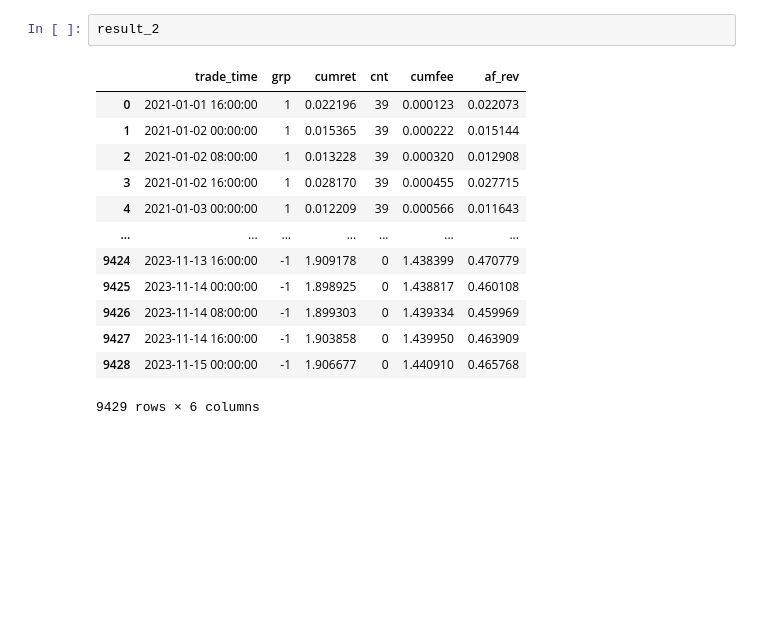
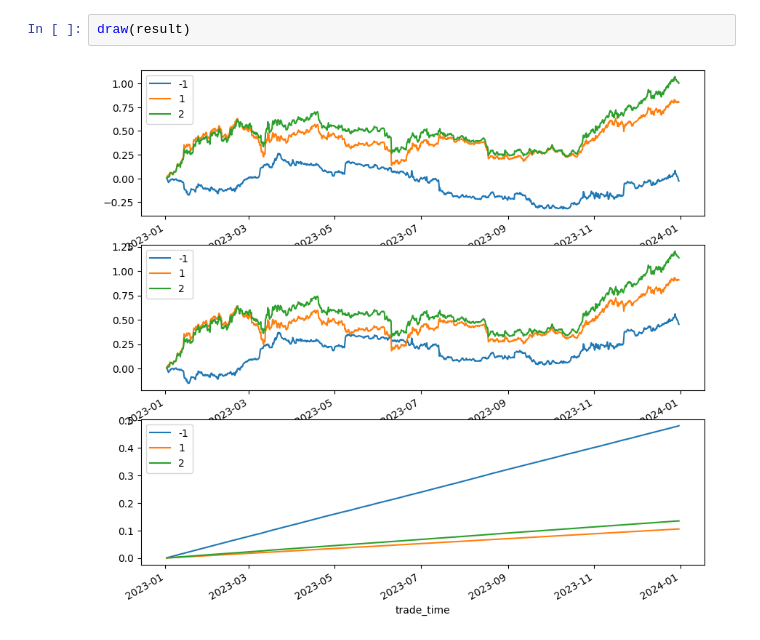
Before and after one commit to zhengow/factor, a Jupyter notebook: backtest.ipynb, the cells around one changed output. Cells and saved outputs as stored; diff of their text form; blank space fills up the shorter version.

```diff
--- a/backtest.ipynb
+++ b/backtest.ipynb
@@ -63,16 +71,4 @@ result_2 = backtest(df)
-# %%
-result_2
-# %% [output]
-|  | trade_time | grp | cumret | cnt | cumfee | af_rev |
-| 0 | 2021-01-01 16:00:00 | 1 | 0.022196 | 39 | 0.000123 | 0.022073 |
-| 1 | 2021-01-02 00:00:00 | 1 | 0.015365 | 39 | 0.000222 | 0.015144 |
-| 2 | 2021-01-02 08:00:00 | 1 | 0.013228 | 39 | 0.000320 | 0.012908 |
-| 3 | 2021-01-02 16:00:00 | 1 | 0.028170 | 39 | 0.000455 | 0.027715 |
-| 4 | 2021-01-03 00:00:00 | 1 | 0.012209 | 39 | 0.000566 | 0.011643 |
-| ... | ... | ... | ... | ... | ... | ... |
-| 9424 | 2023-11-13 16:00:00 | -1 | 1.909178 | 0 | 1.438399 | 0.470779 |
-| 9425 | 2023-11-14 00:00:00 | -1 | 1.898925 | 0 | 1.438817 | 0.460108 |
-| 9426 | 2023-11-14 08:00:00 | -1 | 1.899303 | 0 | 1.439334 | 0.459969 |
-| 9427 | 2023-11-14 16:00:00 | -1 | 1.903858 | 0 | 1.439950 | 0.463909 |
-| 9428 | 2023-11-15 00:00:00 | -1 | 1.906677 | 0 | 1.440910 | 0.465768 |
-9429 rows × 6 columns
+# %%
+draw(result)
+# %% [output]
+[figure, added]
```
Also changed, not shown: parts of 9 cells of this notebook, 2 other files.
